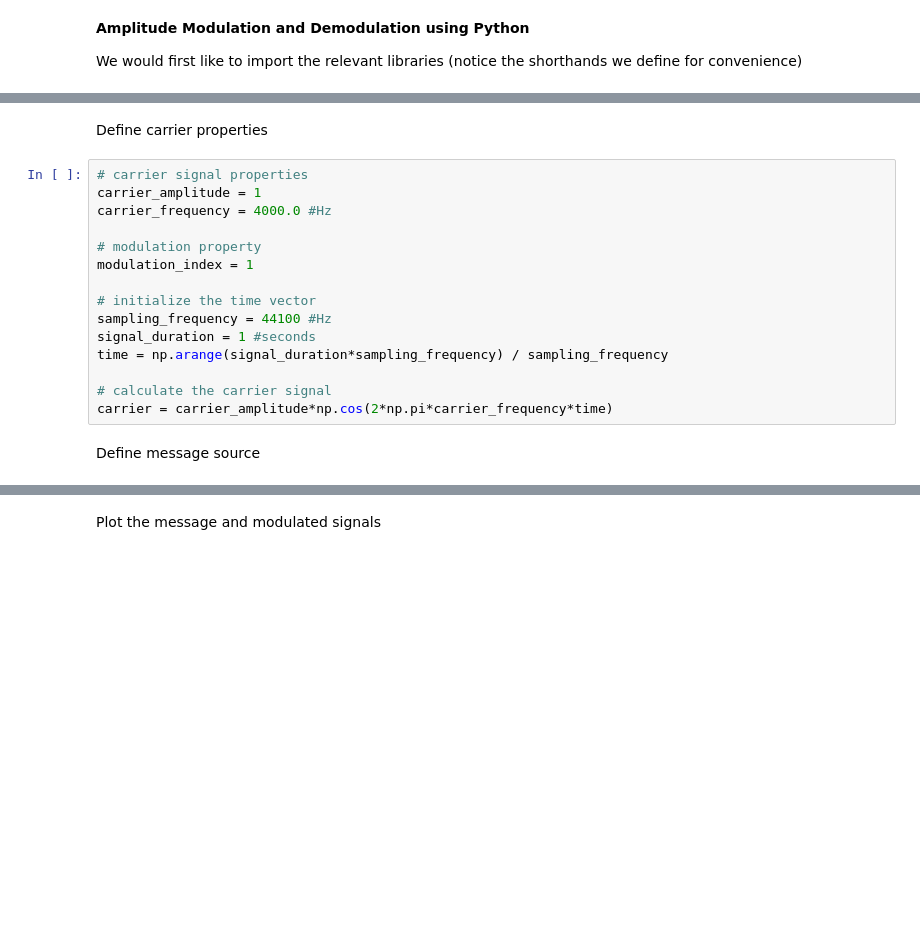
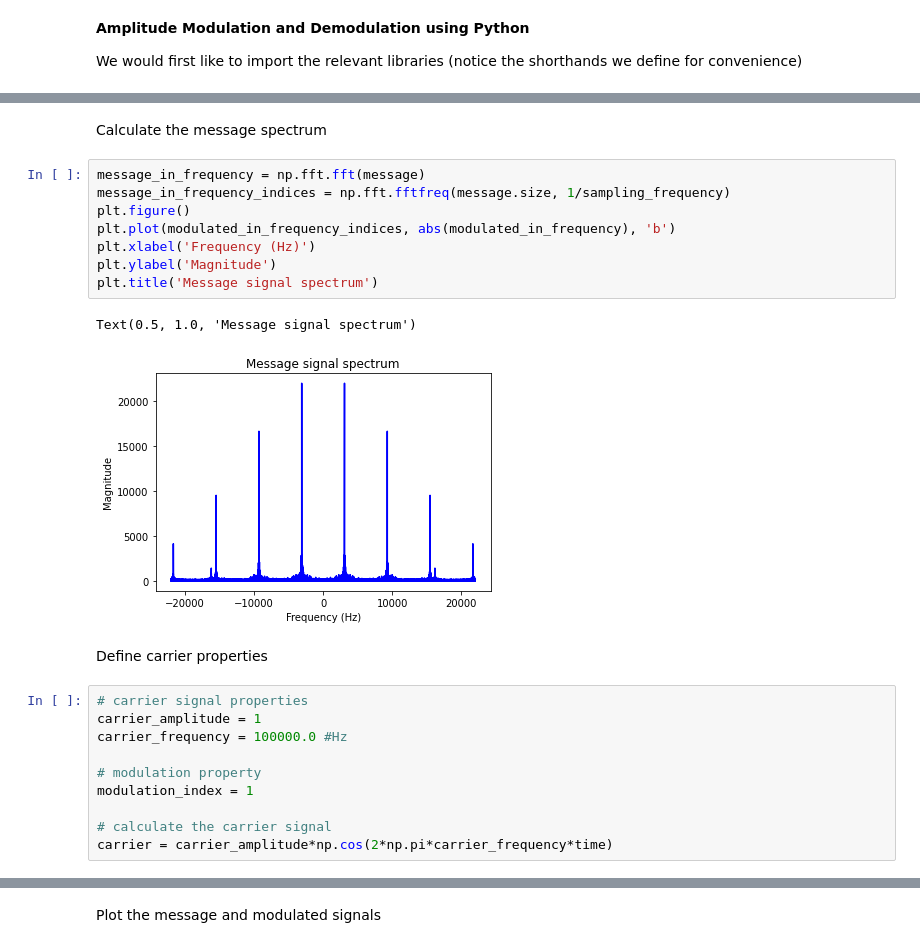
Before and after one commit to pusane/AM_in_Python, a Jupyter notebook: AmplitudeModulation.ipynb, the cells around one changed output, grey strips where cells are left out. Saved outputs shown, nothing was run; the diff lists cells and outputs as text; blank space fills up the shorter version.

```diff
--- a/AmplitudeModulation.ipynb
+++ b/AmplitudeModulation.ipynb
@@ -11,19 +45,25 @@ from IPython.display import Audio
+# %% [markdown]
+Calculate the message spectrum
+# %%
+message_in_frequency = np.fft.fft(message)
+message_in_frequency_indices = np.fft.fftfreq(message.size, 1/sampling_frequency)
+plt.figure()
+plt.plot(modulated_in_frequency_indices, abs(modulated_in_frequency), 'b')
+plt.xlabel('Frequency (Hz)')
+plt.ylabel('Magnitude')
+plt.title('Message signal spectrum')
+# %% [output]
+Text(0.5, 1.0, 'Message signal spectrum')
+[figure, added]
 # %% [markdown]
 Define carrier properties
 # %%
 # carrier signal properties
 carrier_amplitude = 1
-carrier_frequency = 4000.0 #Hz
+carrier_frequency = 100000.0 #Hz
 
 # modulation property
 modulation_index = 1
 
-# initialize the time vector
-sampling_frequency = 44100 #Hz
-signal_duration = 1 #seconds
-time = np.arange(signal_duration*sampling_frequency) / sampling_frequency
-
 # calculate the carrier signal
 carrier = carrier_amplitude*np.cos(2*np.pi*carrier_frequency*time)
-# %% [markdown]
-Define message source
```
Also changed, not shown: parts of 9 cells of this notebook.
